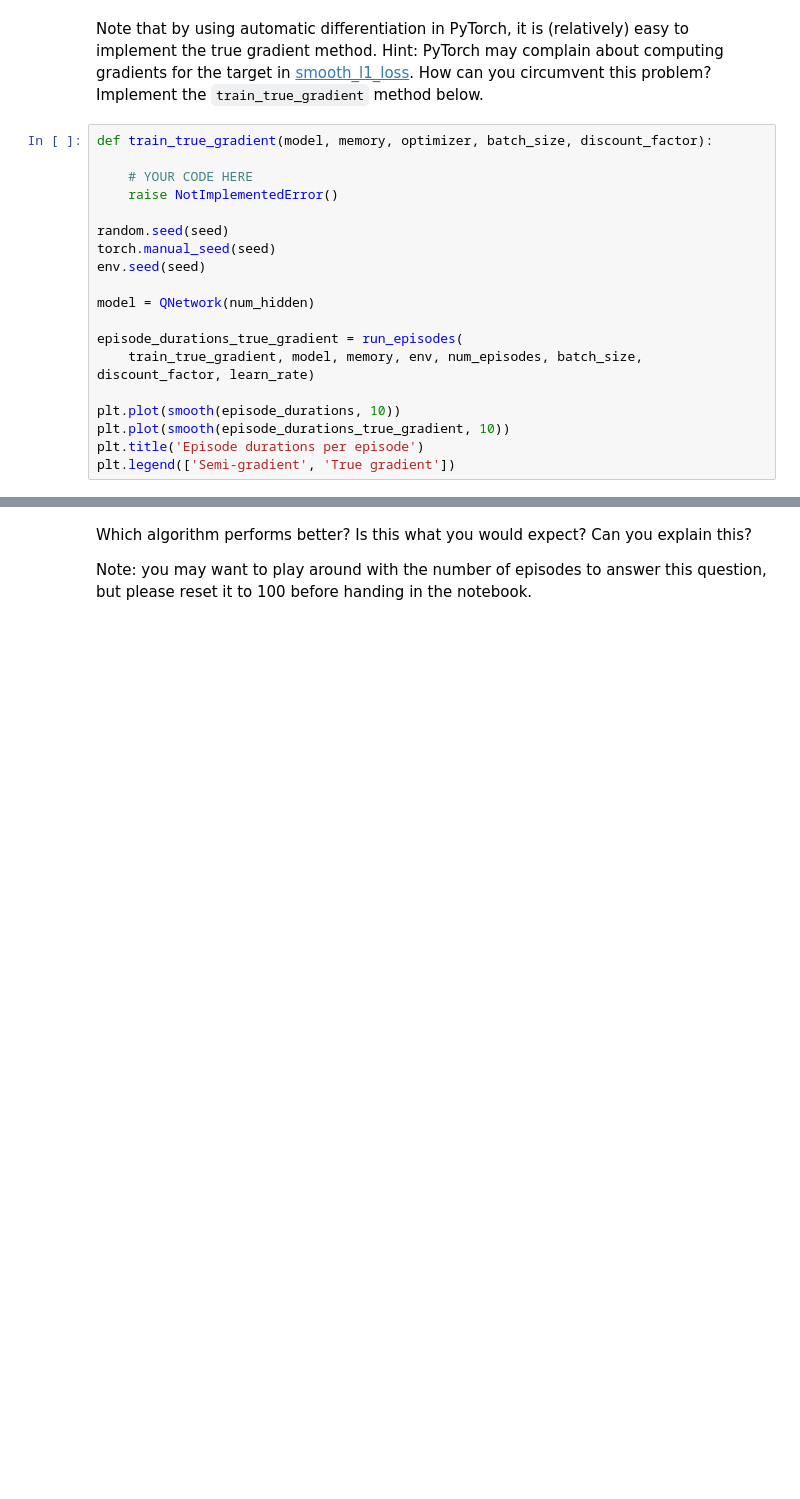
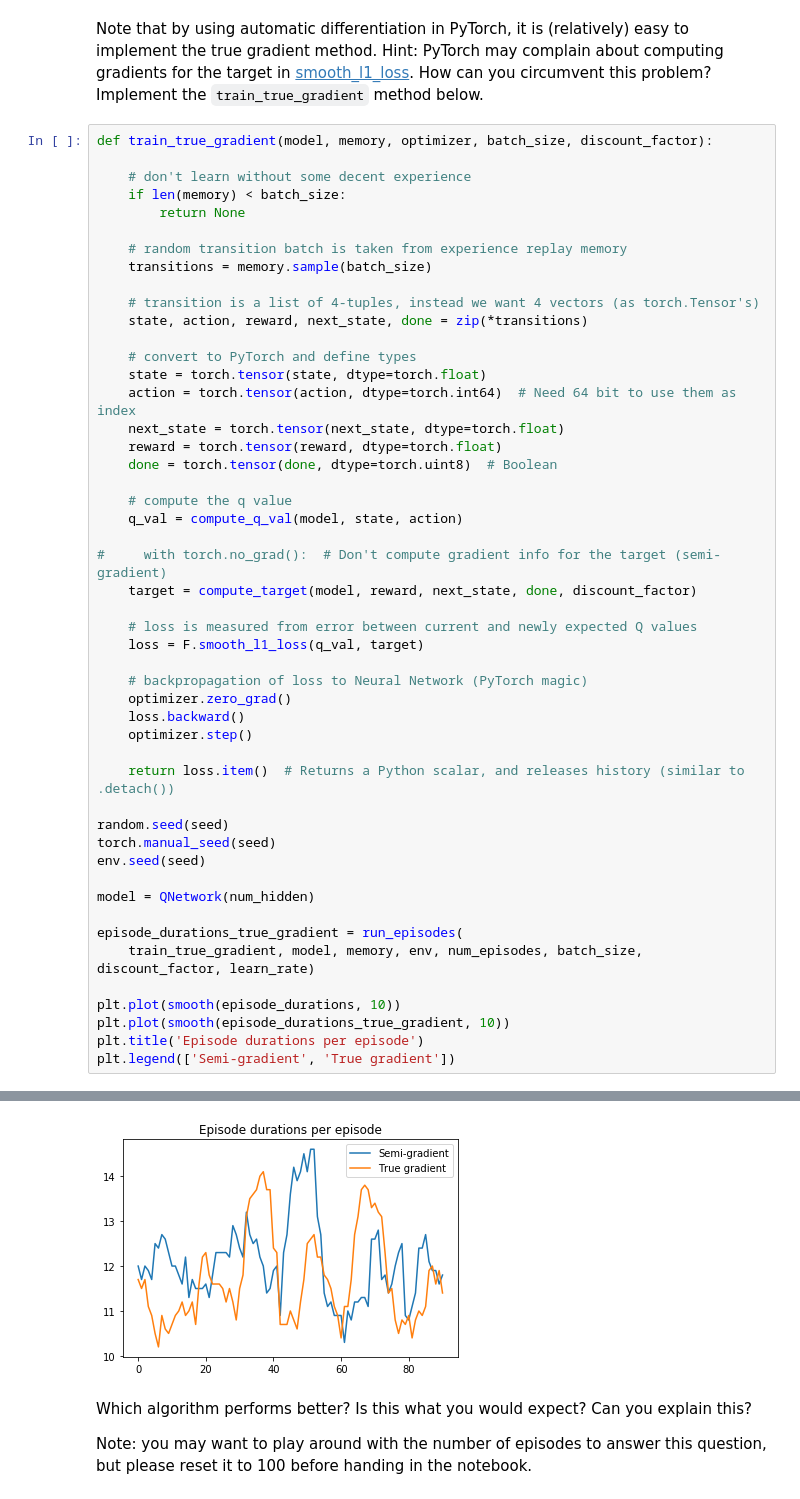
Before and after one commit to kondilidisn/RL, a Jupyter notebook: lab2.ipynb, the cells around one changed output, grey strips where cells are left out. Drawn from its saved outputs; the diff is of its cells as text; blank space fills up the shorter version.

```diff
--- a/lab2.ipynb
+++ b/lab2.ipynb
@@ -323,22 +345,53 @@ plt.title('Episode durations per episode')
 ### 1.6 Semi-gradient vs. true gradient (bonus)
 # %% [markdown]
 Note that by using automatic differentiation in PyTorch, it is (relatively) easy to implement the true gradient method. Hint: PyTorch may complain about computing gradients for the target in [smooth_l1_loss](https://pytorch.org/docs/stable/nn.html?highlight=smooth_l1_loss#torch.nn.functional.smooth_l1_loss). How can you circumvent this problem? Implement the `train_true_gradient` method below.
-# %%
-def train_true_gradient(model, memory, optimizer, batch_size, discount_factor):
-
-    # YOUR CODE HERE
-    raise NotImplementedError()
-
-random.seed(seed)
-torch.manual_seed(seed)
-env.seed(seed)
-
-model = QNetwork(num_hidden)
-
-episode_durations_true_gradient = run_episodes(
-    train_true_gradient, model, memory, env, num_episodes, batch_size, discount_factor, learn_rate)
-
-plt.plot(smooth(episode_durations, 10))
-plt.plot(smooth(episode_durations_true_gradient, 10))
-plt.title('Episode durations per episode')
-plt.legend(['Semi-gradient', 'True gradient'])
+# %%
+def train_true_gradient(model, memory, optimizer, batch_size, discount_factor):
+
+    # don't learn without some decent experience
+    if len(memory) < batch_size:
+        return None
+
+    # random transition batch is taken from experience replay memory
+    transitions = memory.sample(batch_size)
+
+    # transition is a list of 4-tuples, instead we want 4 vectors (as torch.Tensor's)
+    state, action, reward, next_state, done = zip(*transitions)
+
+    # convert to PyTorch and define types
+    state = torch.tensor(state, dtype=torch.float)
+    action = torch.tensor(action, dtype=torch.int64)  # Need 64 bit to use them as index
+    next_state = torch.tensor(next_state, dtype=torch.float)
+    reward = torch.tensor(reward, dtype=torch.float)
+    done = torch.tensor(done, dtype=torch.uint8)  # Boolean
+
+    # compute the q value
+    q_val = compute_q_val(model, state, action)
+
+#     with torch.no_grad():  # Don't compute gradient info for the target (semi-gradient)
+    target = compute_target(model, reward, next_state, done, discount_factor)
+
+    # loss is measured from error between current and newly expected Q values
+    loss = F.smooth_l1_loss(q_val, target)
+
+    # backpropagation of loss to Neural Network (PyTorch magic)
+    optimizer.zero_grad()
+    loss.backward()
+    optimizer.step()
+
+    return loss.item()  # Returns a Python scalar, and releases history (similar to .detach())
+
+random.seed(seed)
+torch.manual_seed(seed)
+env.seed(seed)
+
+model = QNetwork(num_hidden)
+
+episode_durations_true_gradient = run_episodes(
+    train_true_gradient, model, memory, env, num_episodes, batch_size, discount_factor, learn_rate)
+
+plt.plot(smooth(episode_durations, 10))
+plt.plot(smooth(episode_durations_true_gradient, 10))
+plt.title('Episode durations per episode')
+plt.legend(['Semi-gradient', 'True gradient'])
+# %% [output]
@@ -345,3 +399,4 @@ plt.legend(['Semi-gradient', 'True gradient'])
+[figure, added]
 # %% [markdown]
 Which algorithm performs better? Is this what you would expect? Can you explain this?
 
```
Also changed, not shown: parts of 32 cells of this notebook.
